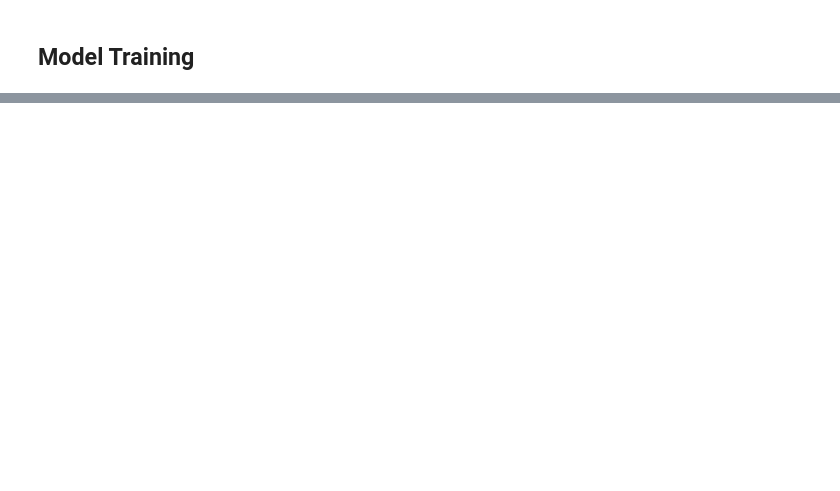
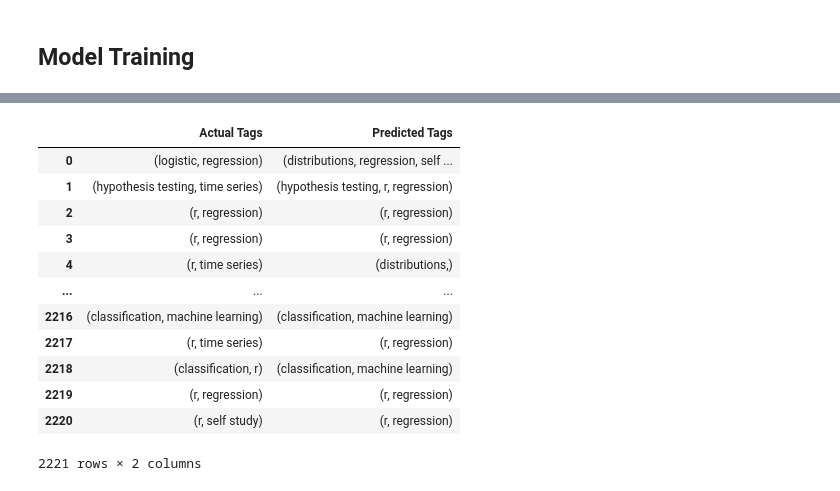
Before and after one commit to xxxibdara/733-final-project, a Jupyter notebook: tag_prediction/tag_prediction.ipynb, the cells around one changed output, grey strips where cells are left out. Drawn from its saved outputs; the diff is of its cells as text; code cells hidden in the pictures; blank space fills up the shorter version.

Commit message:
update tag prediction notebook

```diff
--- a/tag_prediction/tag_prediction.ipynb
+++ b/tag_prediction/tag_prediction.ipynb
@@ -135,7 +143,7 @@ TEXT = data.Field(tokenize=cleaner, batch_first=True, fix_length=max_len)
 LABEL = data.LabelField(batch_first=True)
 fields = [('query',TEXT),('tags', LABEL)]
 
-training_data = TabularDataset(path = 'train_clean.csv', format = 'csv', fields = fields, skip_header = True)
+training_data = TabularDataset(path = 'tabular_data.csv', format = 'csv', fields = fields, skip_header = True)
 training_data
 # %% [output]
 <torchtext.data.dataset.TabularDataset at 0x...>
@@ -371,0 +432,33 @@ model.load_state_dict(torch.load(path))
+# %%
+import numpy as np
+
+y_pred_prob = predict(X_valid, batch_size)
+
+y_true = y_valid.cpu().numpy()
+# %%
+def classify(y_pred_prob, thresh):
+  y_pred = []
+  for i in y_pred_prob:
+    temp=[]
+    for j in i:
+      if j>=thresh:
+        temp.append(1)
+      else:
+        temp.append(0)
+    y_pred.append(temp)
+  return np.array(y_pred)
+# %%
+threshold  = np.arange(0,0.5,0.01) # self-defined
+
+score=[]
+
+for thresh in threshold:
+    y_pred = classify(y_pred_prob, thresh)
+    y_pred_1d    =  y_pred.ravel()
+    y_true_1d    =  y_true.ravel()
+    score.append(metrics.f1_score(y_true_1d, y_pred_1d))
+
+opt = threshold[score.index(max(score))]
+y_pred = classify(y_pred_prob, opt)
+y_pred_1d = y_pred.ravel()
+print(metrics.classification_report(y_true_1d, y_pred_1d))
@@ -371,0 +474,20 @@ model.load_state_dict(torch.load(path))
+# %%
+y_pred_label = mlb.inverse_transform(np.array(y_pred))
+y_true_label = mlb.inverse_transform(np.array(y_true))
+
+df = pd.DataFrame({'Actual Tags':y_true_label,'Predicted Tags':y_pred_label})
+df
+# %% [output]
+|  | Actual Tags | Predicted Tags |
+| 0 | (logistic, regression) | (distributions, regression, self ... |
+| 1 | (hypothesis testing, time series) | (hypothesis testing, r, regression) |
+| 2 | (r, regression) | (r, regression) |
+| 3 | (r, regression) | (r, regression) |
+| 4 | (r, time series) | (distributions,) |
+| ... | ... | ... |
+| 2216 | (classification, machine learning) | (classification, machine learning) |
+| 2217 | (r, time series) | (r, regression) |
+| 2218 | (classification, r) | (classification, machine learning) |
+| 2219 | (r, regression) | (r, regression) |
+| 2220 | (r, self study) | (r, regression) |
+2221 rows × 2 columns
```
Also changed, not shown: parts of 18 cells of this notebook, 2 other files.
